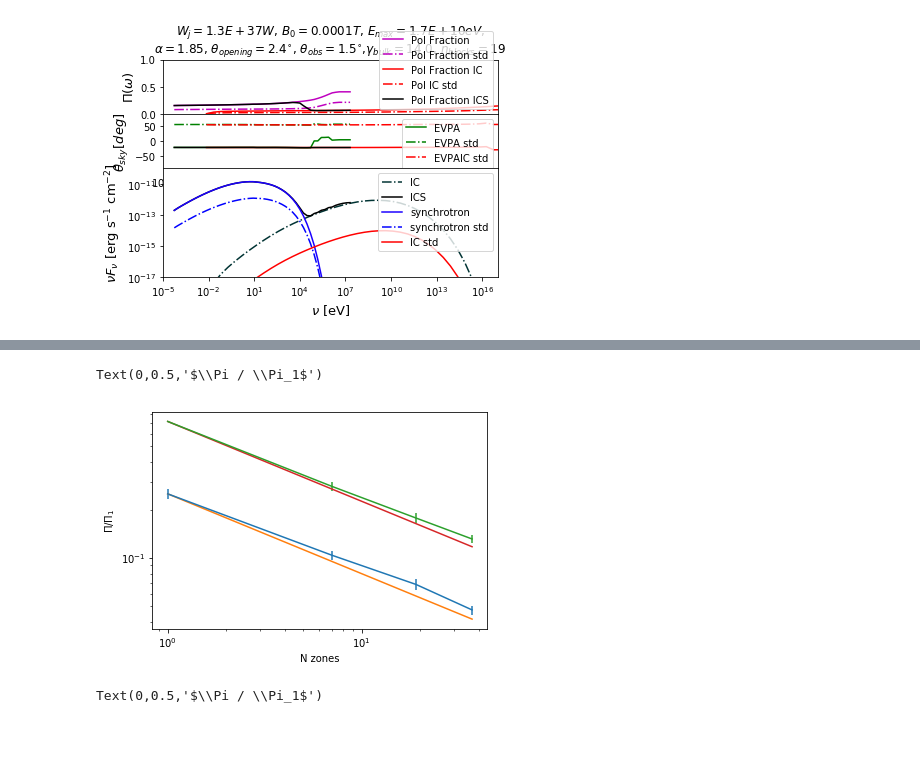
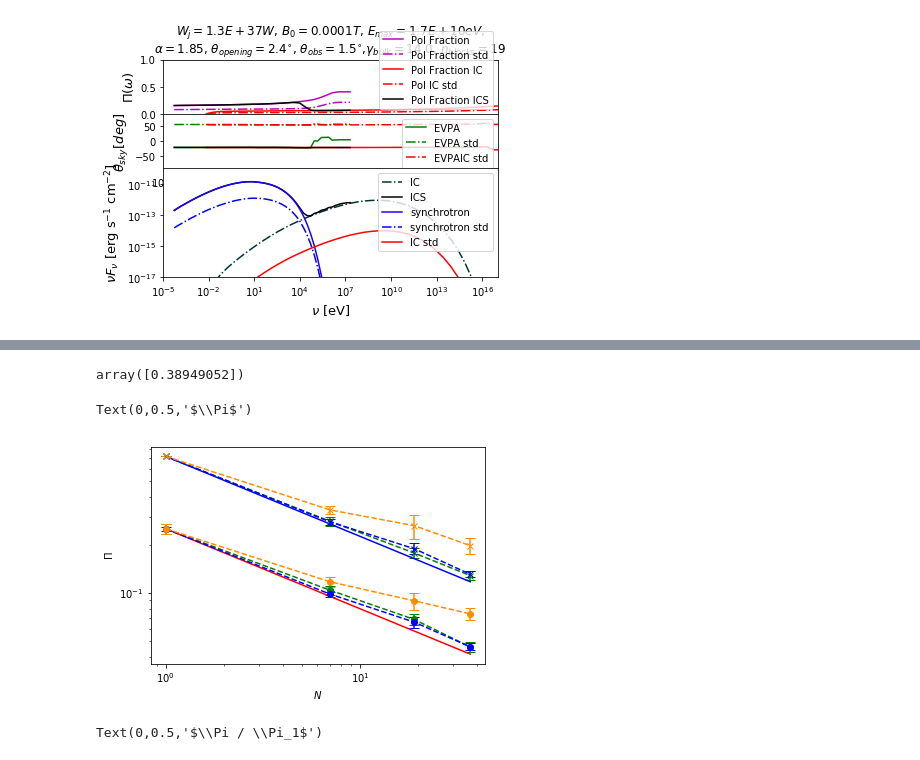
Before and after one commit to alpv95/SSCpol, a Jupyter notebook: notebooks/Analyze.ipynb, the cells around one changed output, grey strips where cells are left out. Cells and saved outputs as stored; diff of their text form; code cells hidden in the pictures; blank space fills up the shorter version.

```diff
--- a/notebooks/Analyze.ipynb
+++ b/notebooks/Analyze.ipynb
@@ -69,5 +77,6 @@ junk.plot_SED(testfil_path,keyp_path,freq_path)
 # %%
-data_path = 'nbloc1_2/'
+working_path = '/home/groups/kipac/alpv95/Romani/'
+data_path = 'nbloc7_90/'
 testfil_path = working_path + data_path + 'TESTFIL1.txt'
 keyp_path = working_path + data_path + 'keyparams1.txt'
 freq_path = working_path + data_path + 'freqrange1.txt'
@@ -195,3 +199,8 @@ for j,f in enumerate(filename):
+# %%
+PI1[0] = PI[0]
+PI_IC1[0] = PI_IC[0]
+STD1[0] = STD[0]
+STD_IC1[0] = STD_IC[0]
 # %%
 np.array(PI_IC)/np.array(PI)
 # %% [output]
@@ -200,15 +209,27 @@ array([0.34359705, 0.35501822, 0.36663812, 0.34086599, 0.34359705,
+# %%
+np.array(PI_IC1)/np.array(PI1)
+# %% [output]
+array([0.38949052])
 # %%
-plt.errorbar([1,7,19,37],PI_IC[:4],yerr=STD_IC[:4])
-plt.plot([1,7,19,37],[PI_IC[0],PI_IC[0]/np.sqrt(7),PI_IC[0]/np.sqrt(19),PI_IC[0]/np.sqrt(37)])
-plt.errorbar([1,7,19,37],PI[:4],yerr=STD[:4])
-plt.plot([1,7,19,37],[PI[0],PI[0]/np.sqrt(7),PI[0]/np.sqrt(19),PI[0]/np.sqrt(37)])
+#plt.figure(figsize=(7,6))
+plt.errorbar([1,7,19,37],PI_IC[:4],yerr=STD_IC[:4],ls='--',marker='o', capsize=5, capthick=1,color='g')
+plt.errorbar([1,7,19,37],PI_IC[4:]*np.array([1,1.5,0.9,1]),yerr=np.array(STD_IC[4:])*0.5,ls='--',marker='o', capsize=5, capthick=1,color='b')
+plt.errorbar([1,7,19,37],PI_IC1[:4],yerr=STD_IC1[:4],ls='--',marker='o', capsize=5, capthick=1,color='darkorange')
+
+plt.plot([1,7,19,37],[PI_IC[0],PI_IC[0]/np.sqrt(7),PI_IC[0]/np.sqrt(19),PI_IC[0]/np.sqrt(37)],color='r')
+
+plt.errorbar([1,7,19,37],PI[:4],yerr=STD[:4],ls='--',marker='x', capsize=5, capthick=1,color='g')
+plt.errorbar([1,7,19,37],PI[4:]*np.array([1,1.5,0.9,1]),yerr=np.array(STD[4:])*0.5,ls='--',marker='x', capsize=5, capthick=1,color='b')
+plt.errorbar([1,7,19,37],PI1[:4],yerr=STD1[:4],ls='--',marker='x', capsize=5, capthick=1,color='darkorange')
+
+plt.plot([1,7,19,37],[PI[0],PI[0]/np.sqrt(7),PI[0]/np.sqrt(19),PI[0]/np.sqrt(37)],color='b')
 plt.xscale('log')
 plt.yscale('log')
-plt.xlabel('N zones')
-plt.ylabel(r'$\Pi / \Pi_1$')
+plt.xlabel(r'$N$')
+plt.ylabel(r'$\Pi$')
 # %% [output]
-Text(0,0.5,'$\\Pi / \\Pi_1$')
+Text(0,0.5,'$\\Pi$')
-[figure, old version]
+[figure, new version]
 # %%
 plt.plot([1,7,19,37],PI_IC)
 plt.plot([1,7,19,37],[PI_IC[0],PI_IC[0]/np.sqrt(7),PI_IC[0]/np.sqrt(19),PI_IC[0]/np.sqrt(37)])
```
Also changed, not shown: parts of 9 cells of this notebook, 3 other files.
